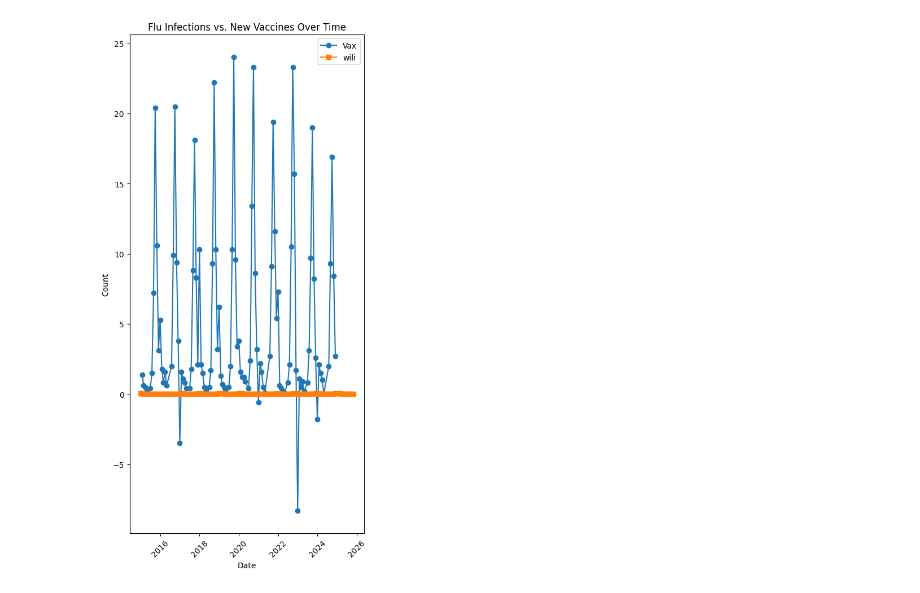
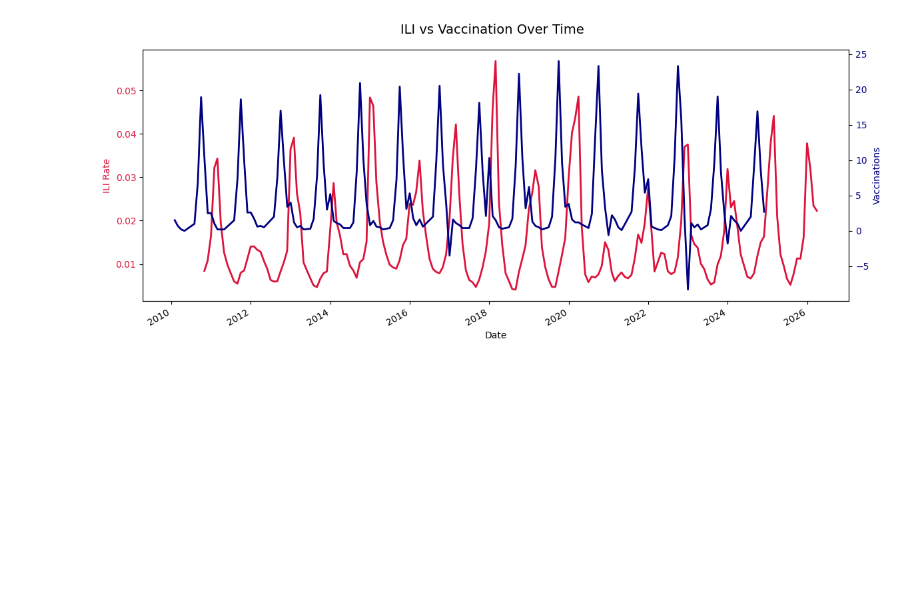
Before and after one commit to computationalUncertaintyLab/TSID, a Jupyter notebook: chp2.ipynb, the cells around one changed output. Drawn from its saved outputs; the diff is of its cells as text; code cells hidden in the pictures; blank space fills up the shorter version.

```diff
--- a/chp2.ipynb
+++ b/chp2.ipynb
@@ -118,18 +85,35 @@ See the caveats in the documentation: https://pandas.pydata.org/pandas-docs/stab
-# %%
-plt.figure(figsize=(5,10))
-
-# Plot Vax
-plt.plot(vax_2015_2025['Date'], vax_2015_2025["New_per_Month"], label='Vax', marker='o')
-
-# Plot wili
-plt.plot(d_hhs3_unique["date"],d_hhs3_unique["monthly_ili"], label='wili', marker='s')
-
-plt.xlabel('Date')
-plt.ylabel('Count')
-plt.title('Flu Infections vs. New Vaccines Over Time')
-plt.xticks(rotation=45)
-plt.legend()
-plt.tight_layout()
-plt.show()
-# %% [output]
-[figure, removed]
+# %%
+import matplotlib.pyplot as plt
+
+fig, ax1 = plt.subplots(figsize=(12,5))
+ax1.plot(
+    d_monthly["date"],
+    d_monthly["ILI"],
+    color="crimson",
+    linewidth=2,
+    label="ILI"
+)
+ax1.set_ylabel("ILI Rate", color="crimson")
+ax1.tick_params(axis='y', labelcolor='crimson')
+
+ax2 = ax1.twinx()
+ax2.plot(
+    vax_2010_2025["Date"],
+    vax_2010_2025["New_per_Month"],
+    color="navy",
+    linewidth=2,
+    label="Vaccinations"
+)
+ax2.set_ylabel("Vaccinations", color="navy")
+ax2.tick_params(axis='y', labelcolor='navy')
+
+# --- Formatting ---
+ax1.set_xlabel("Date")
+fig.suptitle("ILI vs Vaccination Over Time", fontsize=14)
+
+fig.autofmt_xdate()
+fig.tight_layout()
+
+plt.show()
+# %% [output]
+[figure, added]
```
Also changed, not shown: parts of 3 cells of this notebook, 1 other file.
